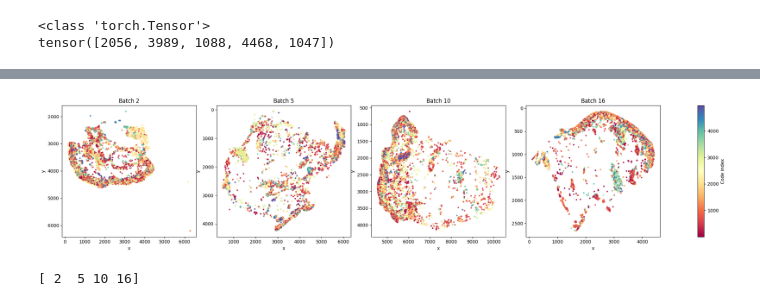
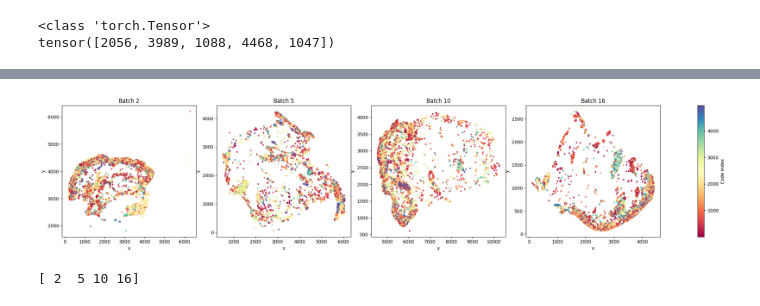
Before and after one commit to Lotfollahi-lab/squint-reproducibility, a Jupyter notebook: analysis/benchmarking/temporal_skin_task/temporal_skin.ipynb, the cells around one changed output, grey strips where cells are left out. Cells and saved outputs as stored; diff of their text form; code cells hidden in the pictures.

```diff
--- a/analysis/benchmarking/temporal_skin_task/temporal_skin.ipynb
+++ b/analysis/benchmarking/temporal_skin_task/temporal_skin.ipynb
@@ -75,7 +75,7 @@ num_heads <class 'odict_keys'>
 indices = adata.uns['Indices']
 print(type(indices))
 print(indices[:5])
-adata.obs['code_index'] = indices
+adata.obs['Indices'] = indices
 # %% [output]
 <class 'torch.Tensor'>
 tensor([2056, 3989, 1088, 4468, 1047])
@@ -83,7 +83,7 @@ tensor([2056, 3989, 1088, 4468, 1047])
 coords = adata.obsm['spatial']
 x = coords[:, 0]
 y = coords[:, 1]
-codes = adata.obs['code_index'].astype(int)
+codes = adata.obs['Indices'].astype(int)
 # %%
 sample_batch_map = {
 
@@ -131,32 +204,31 @@ sample_batch_map = {
 # %%
 #Plotting tissues across batches(2,5,10,16)
 
 batches = adata.obs['adata_batch_ids']
 unique_batches = batches.dropna().unique()
 
 fig, axes = plt.subplots(1, len(unique_batches), figsize=(6*len(unique_batches), 5))
 if len(unique_batches) == 1:
     axes = [axes]
 
 for ax, batch in zip(axes, unique_batches):
     idx = batches == batch
     sp = ax.scatter(
         x[idx],
         y[idx],
         c=codes[idx],
         cmap='Spectral',
         s=5
     )
-    ax.invert_yaxis()
     ax.set_title(f'Batch {batch}')
     ax.set_xlabel('x')
     ax.set_ylabel('y')
 
 plt.tight_layout()
 fig.colorbar(sp, ax=axes, label='Code index')
 plt.show()
 # %% [output]
-[figure, old version]
+[figure, new version]
 # %%
 print(adata.obs['adata_batch_ids'].unique())
 # %% [output]
```
Also changed, not shown: parts of 4 cells of this notebook.
